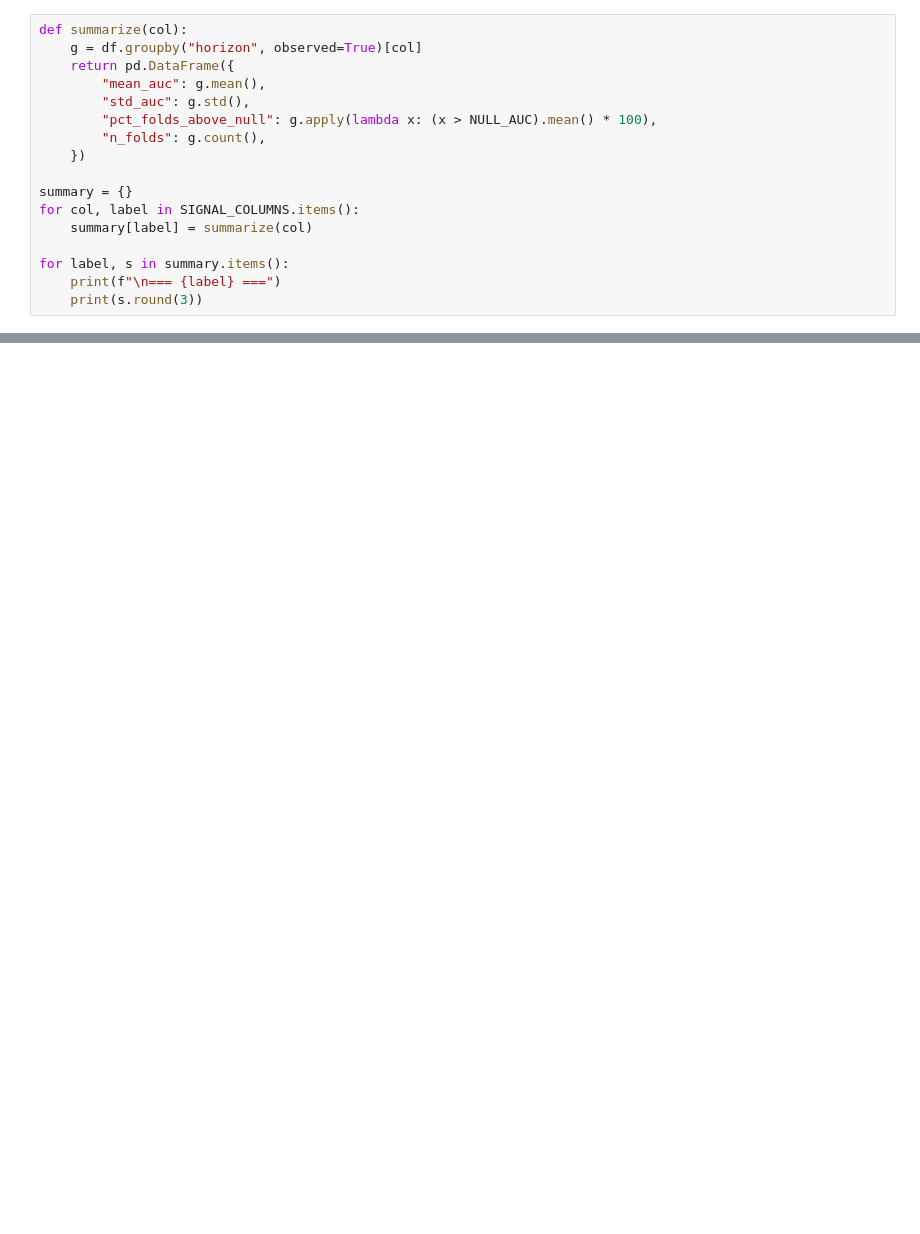
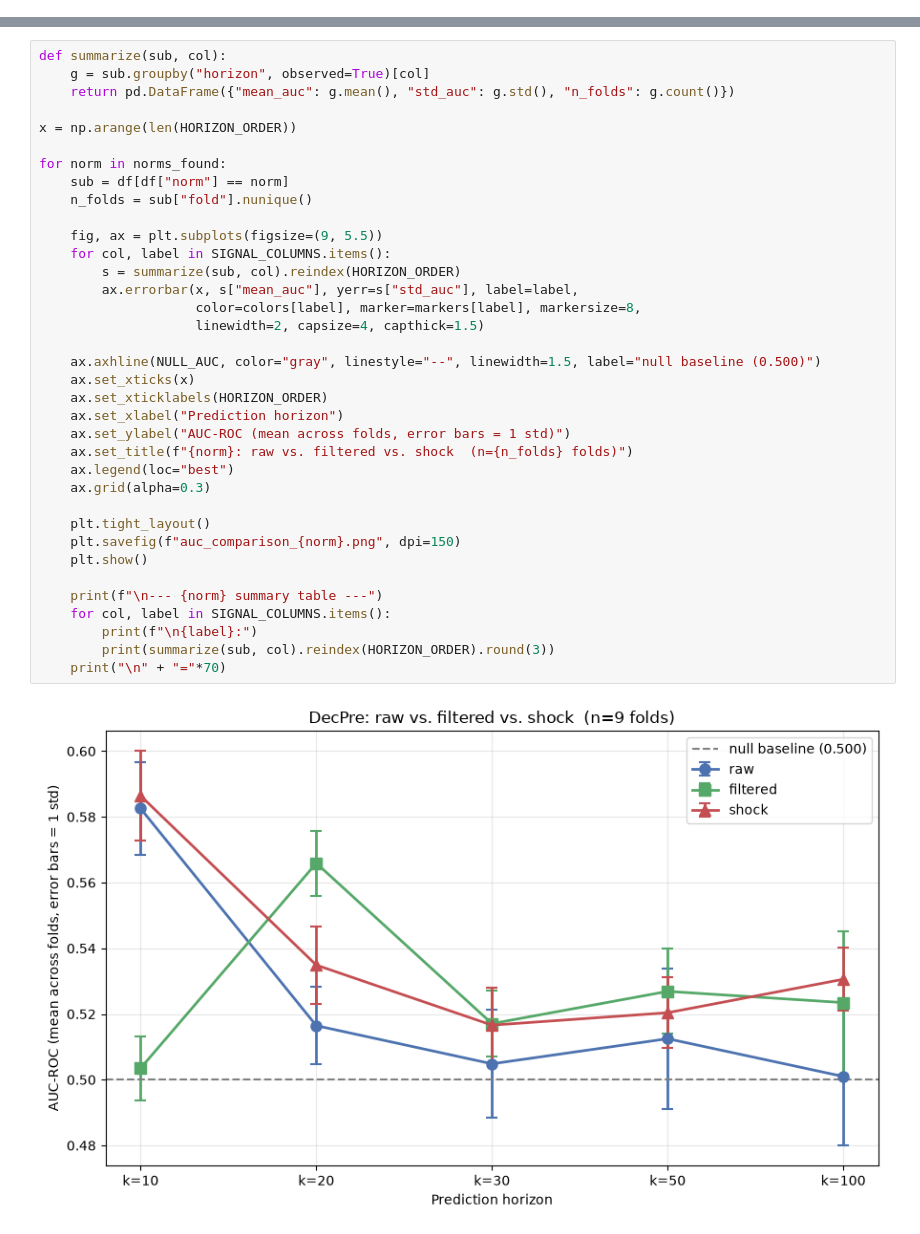
Before and after one commit to Vocod3r/limit-order-book-price-predictor-, a Jupyter notebook: LOB/fi2010_visualize.ipynb, the cells around one changed output, grey strips where cells are left out. Drawn from its saved outputs; the diff is of its cells as text; blank space fills up the shorter version.

```diff
--- a/LOB/fi2010_visualize.ipynb
+++ b/LOB/fi2010_visualize.ipynb
@@ -47,17 +65,0 @@ signal that's inconsistent fold-to-fold, so both are shown.
-# %%
-def summarize(col):
-    g = df.groupby("horizon", observed=True)[col]
-    return pd.DataFrame({
-        "mean_auc": g.mean(),
-        "std_auc": g.std(),
-        "pct_folds_above_null": g.apply(lambda x: (x > NULL_AUC).mean() * 100),
-        "n_folds": g.count(),
-    })
-
-summary = {}
-for col, label in SIGNAL_COLUMNS.items():
-    summary[label] = summarize(col)
-
-for label, s in summary.items():
-    print(f"\n=== {label} ===")
-    print(s.round(3))
@@ -67,0 +72,38 @@ Error:
+# %%
+def summarize(sub, col):
+    g = sub.groupby("horizon", observed=True)[col]
+    return pd.DataFrame({"mean_auc": g.mean(), "std_auc": g.std(), "n_folds": g.count()})
+
+x = np.arange(len(HORIZON_ORDER))
+
+for norm in norms_found:
+    sub = df[df["norm"] == norm]
+    n_folds = sub["fold"].nunique()
+
+    fig, ax = plt.subplots(figsize=(9, 5.5))
+    for col, label in SIGNAL_COLUMNS.items():
+        s = summarize(sub, col).reindex(HORIZON_ORDER)
+        ax.errorbar(x, s["mean_auc"], yerr=s["std_auc"], label=label,
+                    color=colors[label], marker=markers[label], markersize=8,
+                    linewidth=2, capsize=4, capthick=1.5)
+
+    ax.axhline(NULL_AUC, color="gray", linestyle="--", linewidth=1.5, label="null baseline (0.500)")
+    ax.set_xticks(x)
+    ax.set_xticklabels(HORIZON_ORDER)
+    ax.set_xlabel("Prediction horizon")
+    ax.set_ylabel("AUC-ROC (mean across folds, error bars = 1 std)")
+    ax.set_title(f"{norm}: raw vs. filtered vs. shock  (n={n_folds} folds)")
+    ax.legend(loc="best")
+    ax.grid(alpha=0.3)
+
+    plt.tight_layout()
+    plt.savefig(f"auc_comparison_{norm}.png", dpi=150)
+    plt.show()
+
+    print(f"\n--- {norm} summary table ---")
+    for col, label in SIGNAL_COLUMNS.items():
+        print(f"\n{label}:")
+        print(summarize(sub, col).reindex(HORIZON_ORDER).round(3))
+    print("\n" + "="*70)
+# %% [output]
+[figure, added]
```
Also changed, not shown: parts of 17 cells of this notebook, 11 other files.
